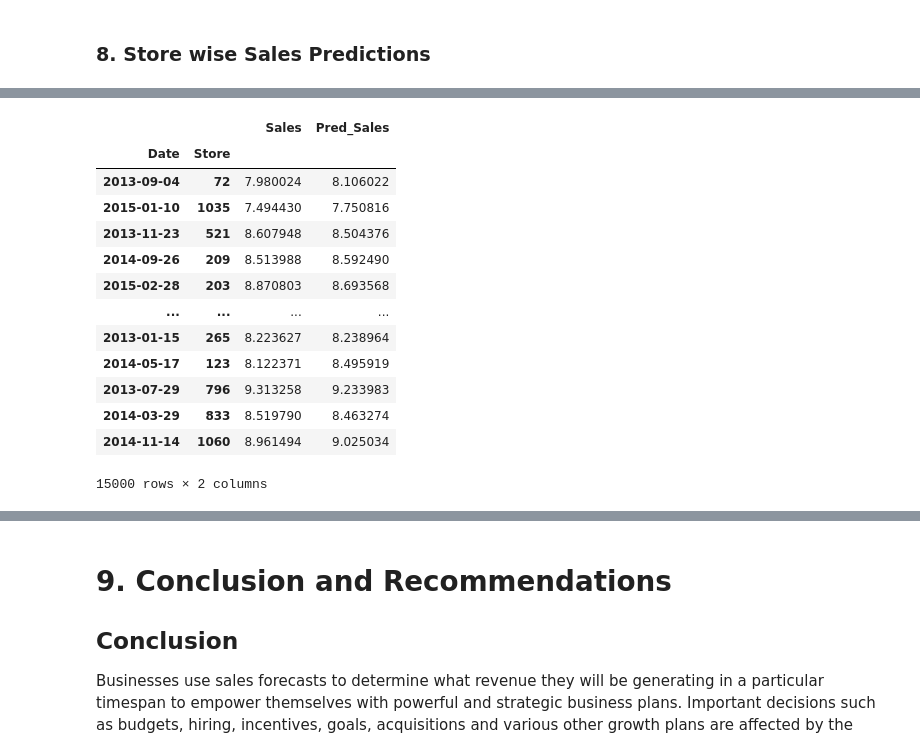
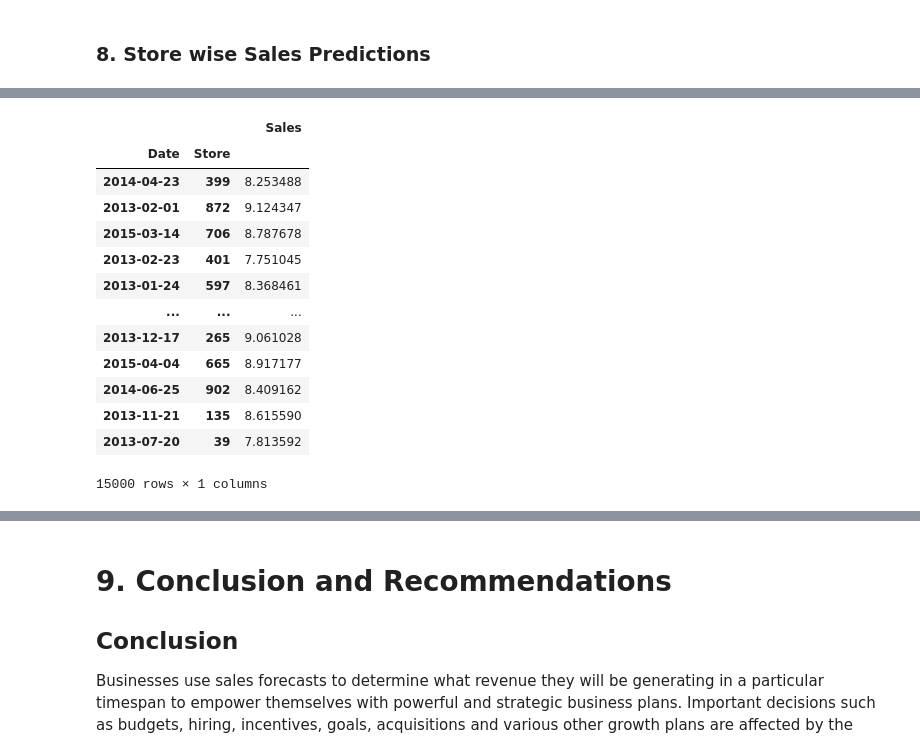
Before and after one commit to Mayank0195/Capstone_Project_ML_Regression_Retail_Sales_Prediction, a Jupyter notebook: Retail_Sales_Prediction_part_2.ipynb, the cells around one changed output, grey strips where cells are left out. Saved outputs shown, nothing was run; the diff lists cells and outputs as text; code cells hidden in the pictures.

```diff
--- a/Retail_Sales_Prediction_part_2.ipynb
+++ b/Retail_Sales_Prediction_part_2.ipynb
@@ -892,18 +845,18 @@ df['Pred_Sales'] = y_pred_test.tolist()
 # %%
-df = pd.DataFrame(six_weeks_sales_df)
+df = pd.DataFrame(df)
 df
 # %% [output]
-|  |  | Sales | Pred_Sales |
-| Date | Store |  |  |
-| 2013-09-04 | 72 | 7.980024 | 8.106022 |
-| 2015-01-10 | 1035 | 7.494430 | 7.750816 |
-| 2013-11-23 | 521 | 8.607948 | 8.504376 |
-| 2014-09-26 | 209 | 8.513988 | 8.592490 |
-| 2015-02-28 | 203 | 8.870803 | 8.693568 |
-| ... | ... | ... | ... |
-| 2013-01-15 | 265 | 8.223627 | 8.238964 |
-| 2014-05-17 | 123 | 8.122371 | 8.495919 |
-| 2013-07-29 | 796 | 9.313258 | 9.233983 |
-| 2014-03-29 | 833 | 8.519790 | 8.463274 |
-| 2014-11-14 | 1060 | 8.961494 | 9.025034 |
+|  |  | Sales |
+| Date | Store |  |
+| 2014-04-23 | 399 | 8.253488 |
+| 2013-02-01 | 872 | 9.124347 |
+| 2015-03-14 | 706 | 8.787678 |
+| 2013-02-23 | 401 | 7.751045 |
+| 2013-01-24 | 597 | 8.368461 |
+| ... | ... | ... |
+| 2013-12-17 | 265 | 9.061028 |
+| 2015-04-04 | 665 | 8.917177 |
+| 2014-06-25 | 902 | 8.409162 |
+| 2013-11-21 | 135 | 8.615590 |
+| 2013-07-20 | 39 | 7.813592 |
-15000 rows × 2 columns
+15000 rows × 1 columns
```
Also changed, not shown: parts of 58 cells of this notebook.
